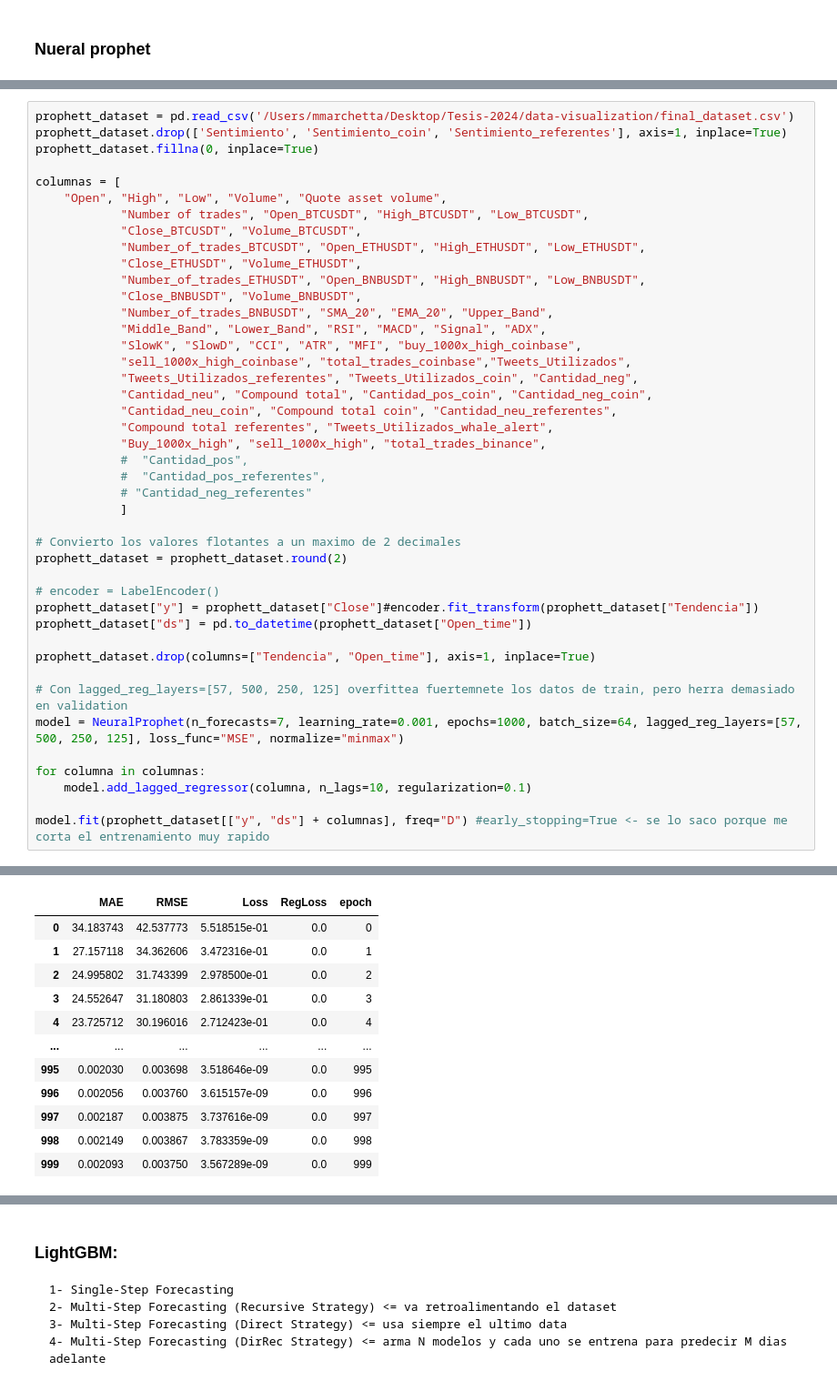
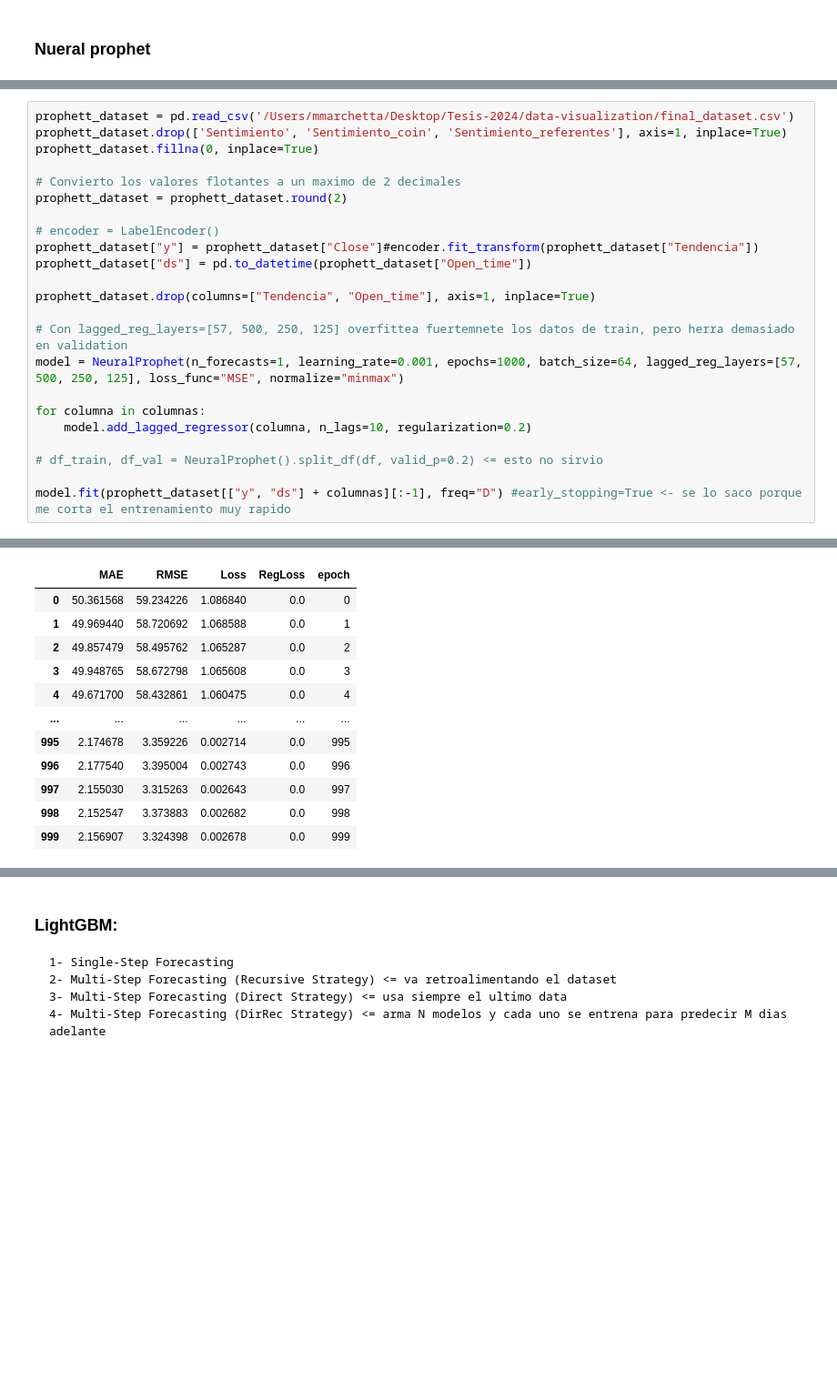
Before and after one commit to marianoMarchetta1/Tesis-2024, a Jupyter notebook: models/model.ipynb, the cells around one changed output, grey strips where cells are left out. Shown at 91% size. Cells and saved outputs as stored; diff of their text form; blank space fills up the shorter version.

```diff
--- a/models/model.ipynb
+++ b/models/model.ipynb
@@ -428,64 +452,44 @@ ValueError: Input 0 of layer "lstm_19" is incompatible with the layer: expected
 # %%
 prophett_dataset = pd.read_csv('/Users/mmarchetta/Desktop/Tesis-2024/data-visualization/final_dataset.csv')
 prophett_dataset.drop(['Sentimiento', 'Sentimiento_coin', 'Sentimiento_referentes'], axis=1, inplace=True)
 prophett_dataset.fillna(0, inplace=True)
-
-columnas = [
-    "Open", "High", "Low", "Volume", "Quote asset volume",
-            "Number of trades", "Open_BTCUSDT", "High_BTCUSDT", "Low_BTCUSDT",
-            "Close_BTCUSDT", "Volume_BTCUSDT",
-            "Number_of_trades_BTCUSDT", "Open_ETHUSDT", "High_ETHUSDT", "Low_ETHUSDT",
-            "Close_ETHUSDT", "Volume_ETHUSDT",
-            "Number_of_trades_ETHUSDT", "Open_BNBUSDT", "High_BNBUSDT", "Low_BNBUSDT",
-            "Close_BNBUSDT", "Volume_BNBUSDT",
-            "Number_of_trades_BNBUSDT", "SMA_20", "EMA_20", "Upper_Band",
-            "Middle_Band", "Lower_Band", "RSI", "MACD", "Signal", "ADX",
-            "SlowK", "SlowD", "CCI", "ATR", "MFI", "buy_1000x_high_coinbase",
-            "sell_1000x_high_coinbase", "total_trades_coinbase","Tweets_Utilizados",
-            "Tweets_Utilizados_referentes", "Tweets_Utilizados_coin", "Cantidad_neg",
-            "Cantidad_neu", "Compound total", "Cantidad_pos_coin", "Cantidad_neg_coin",
-            "Cantidad_neu_coin", "Compound total coin", "Cantidad_neu_referentes",
-            "Compound total referentes", "Tweets_Utilizados_whale_alert",
-            "Buy_1000x_high", "sell_1000x_high", "total_trades_binance",
-            #  "Cantidad_pos",
-            #  "Cantidad_pos_referentes",
-            # "Cantidad_neg_referentes"
-            ]
 
 # Convierto los valores flotantes a un maximo de 2 decimales
 prophett_dataset = prophett_dataset.round(2)
 
 # encoder = LabelEncoder()
 prophett_dataset["y"] = prophett_dataset["Close"]#encoder.fit_transform(prophett_dataset["Tendencia"])
 prophett_dataset["ds"] = pd.to_datetime(prophett_dataset["Open_time"])
 
 prophett_dataset.drop(columns=["Tendencia", "Open_time"], axis=1, inplace=True)
 
 # Con lagged_reg_layers=[57, 500, 250, 125] overfittea fuertemnete los datos de train, pero herra demasiado en validation
-model = NeuralProphet(n_forecasts=7, learning_rate=0.001, epochs=1000, batch_size=64, lagged_reg_layers=[57, 500, 250, 125], loss_func="MSE", normalize="minmax")
+model = NeuralProphet(n_forecasts=1, learning_rate=0.001, epochs=1000, batch_size=64, lagged_reg_layers=[57, 500, 250, 125], loss_func="MSE", normalize="minmax")
 
 for columna in columnas:
-    model.add_lagged_regressor(columna, n_lags=10, regularization=0.1)
+    model.add_lagged_regressor(columna, n_lags=10, regularization=0.2)
 
-model.fit(prophett_dataset[["y", "ds"] + columnas], freq="D") #early_stopping=True <- se lo saco porque me corta el entrenamiento muy rapido
+# df_train, df_val = NeuralProphet().split_df(df, valid_p=0.2) <= esto no sirvio
+
+model.fit(prophett_dataset[["y", "ds"] + columnas][:-1], freq="D") #early_stopping=True <- se lo saco porque me corta el entrenamiento muy rapido
 # %% [output]
 WARNING - (NP.forecaster.fit) - When Global modeling with local normalization, metrics are displayed in normalized scale.
 INFO - (NP.df_utils._infer_frequency) - Major frequency D corresponds to 99.885% of the data.
 INFO - (NP.df_utils._infer_frequency) - Defined frequency is equal to major frequency - D
 INFO - (NP.config.init_data_params) - Setting normalization to global as only one dataframe provided for training.
 INFO - (NP.utils.set_auto_seasonalities) - Disabling daily seasonality. Run NeuralProphet with daily_seasonality=True to override this.
 |  | MAE | RMSE | Loss | RegLoss | epoch |
-| 0 | 34.183743 | 42.537773 | 5.518515e-01 | 0.0 | 0 |
-| 1 | 27.157118 | 34.362606 | 3.472316e-01 | 0.0 | 1 |
-| 2 | 24.995802 | 31.743399 | 2.978500e-01 | 0.0 | 2 |
-| 3 | 24.552647 | 31.180803 | 2.861339e-01 | 0.0 | 3 |
-| 4 | 23.725712 | 30.196016 | 2.712423e-01 | 0.0 | 4 |
+| 0 | 50.361568 | 59.234226 | 1.086840 | 0.0 | 0 |
+| 1 | 49.969440 | 58.720692 | 1.068588 | 0.0 | 1 |
+| 2 | 49.857479 | 58.495762 | 1.065287 | 0.0 | 2 |
+| 3 | 49.948765 | 58.672798 | 1.065608 | 0.0 | 3 |
+| 4 | 49.671700 | 58.432861 | 1.060475 | 0.0 | 4 |
 | ... | ... | ... | ... | ... | ... |
-| 995 | 0.002030 | 0.003698 | 3.518646e-09 | 0.0 | 995 |
-| 996 | 0.002056 | 0.003760 | 3.615157e-09 | 0.0 | 996 |
-| 997 | 0.002187 | 0.003875 | 3.737616e-09 | 0.0 | 997 |
-| 998 | 0.002149 | 0.003867 | 3.783359e-09 | 0.0 | 998 |
-| 999 | 0.002093 | 0.003750 | 3.567289e-09 | 0.0 | 999 |
+| 995 | 2.174678 | 3.359226 | 0.002714 | 0.0 | 995 |
+| 996 | 2.177540 | 3.395004 | 0.002743 | 0.0 | 996 |
+| 997 | 2.155030 | 3.315263 | 0.002643 | 0.0 | 997 |
+| 998 | 2.152547 | 3.373883 | 0.002682 | 0.0 | 998 |
+| 999 | 2.156907 | 3.324398 | 0.002678 | 0.0 | 999 |
 1000 rows × 5 columns
 # %%
 future = model.make_future_dataframe(prophett_dataset[["y", "ds"] + columnas], periods=7, n_historic_predictions=True)
```
Also changed, not shown: parts of 7 cells of this notebook, 3 other files.
